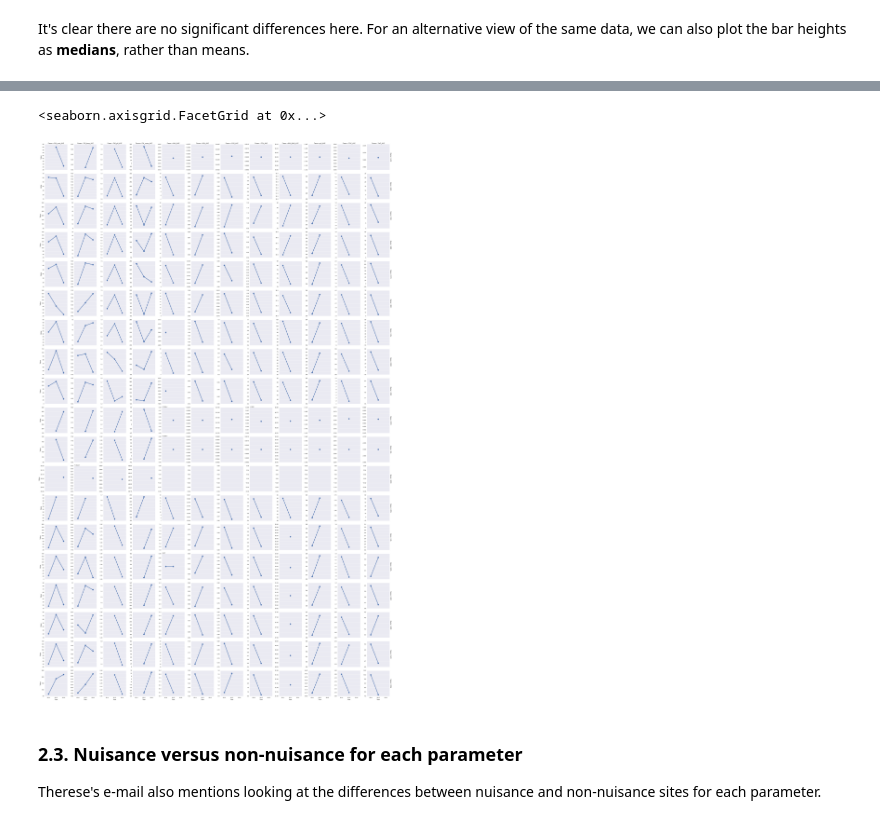
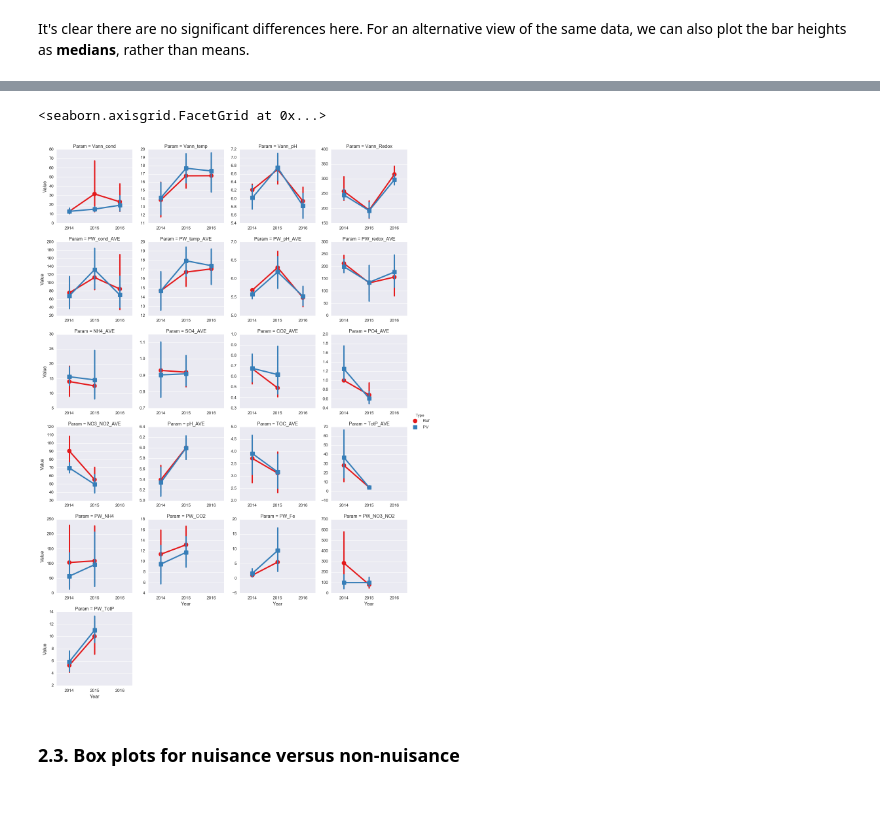
Before and after one commit to JamesSample/krypsiv, a Jupyter notebook: krypsiv.ipynb, the cells around one changed output, grey strips where cells are left out. Drawn from its saved outputs; the diff is of its cells as text; code cells hidden in the pictures.

```diff
--- a/krypsiv.ipynb
+++ b/krypsiv.ipynb
@@ -335,19 +356,20 @@ It's also possible to create plots for all the sites in a single figure, but it'
 # %%
 # Plot
-sn.factorplot(x='Year', y='Value',
-              col='Param', row='Name',
+sn.factorplot(x='Year', y='Value', hue='Type',
+              col='Param', col_wrap=4,
               data=df,
               kind='point',
-              #sharex=False,
+              ci=95,
+              sharex=False,
               sharey=False,
-              margin_titles=True)
+              margin_titles=True,
+              markers=['o', 's'],
+              palette='Set1')
 # %% [output]
 <seaborn.axisgrid.FacetGrid at 0x...>
-[figure, old version]
+[figure, new version]
-# %% [markdown]
-### 2.3. Nuisance versus non-nuisance for each parameter
-
-Therese's e-mail also mentions looking at the differences between nuisance and non-nuisance sites for each parameter.
+# %% [markdown]
+### 2.3. Box plots for nuisance versus non-nuisance
 # %%
 # Plot
 sn.factorplot(x='Type', y='Value',
```
Also changed, not shown: parts of 34 cells of this notebook.
